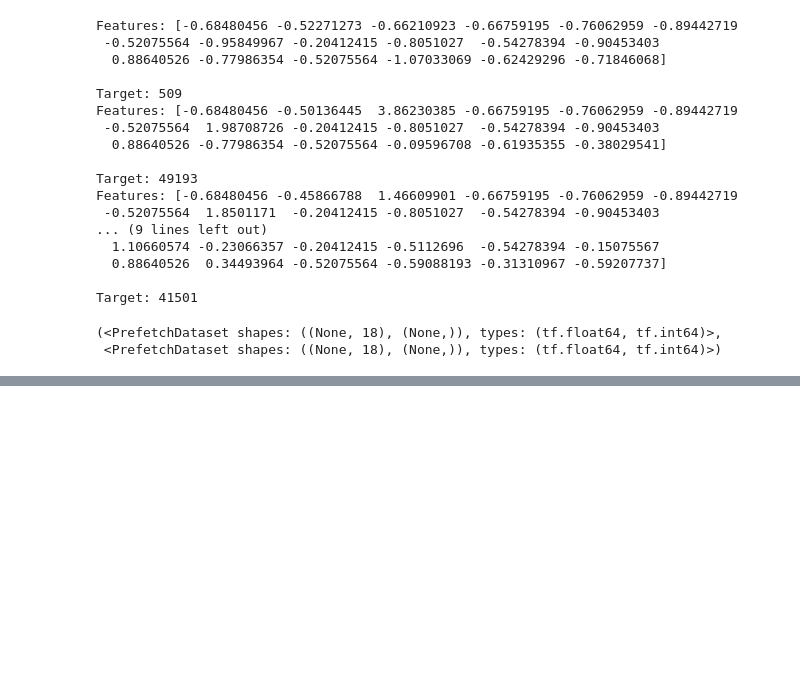
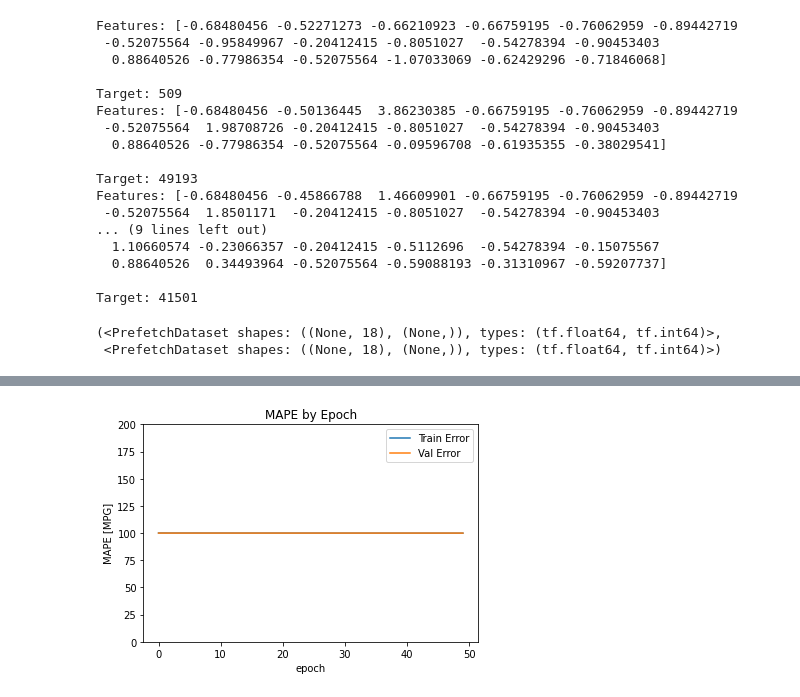
Before and after one commit to BrandonCay/-DSP-performance-prediction, a Jupyter notebook: DSP_performance_prediction.ipynb, the cells around one changed output, grey strips where cells are left out. Cells and saved outputs as stored; diff of their text form; code cells hidden in the pictures; blank space fills up the shorter version.

```diff
--- a/DSP_performance_prediction.ipynb
+++ b/DSP_performance_prediction.ipynb
@@ -127,6 +127,6 @@ print(tf.__version__)
 # %%
 # Our data are stored in GITHUB, goto  https://github.com/bsuwpc/DSP click correct pure normalized data.csv, then click RAW. Copy its link address and paste to URL below, that link address of RAW data is temporary (expired in 5 minutes)
-url='https://raw.githubusercontent.com/bsuwpc/DSP/main/correct%20pure%20normalized%20data.csv?token=AUSTLCPXRIBHKQPEBTBUMNTBRMAQI'
+url='https://raw.githubusercontent.com/bsuwpc/DSP/main/correct%20pure%20normalized%20data.csv?token=AM5VCQ6TH4KGLBPW25VD6RTBFONDK'
 # %%
 import pandas as pd
 data = pd.read_csv(url)
@@ -459,8 +461,8 @@ tf.random.set_seed(0)
 
 # notice input shape accommodates 18 features!
 model = Sequential([
-  Dense(64, activation='relu', input_shape=[18,]),
-  Dense(64, activation='relu'),
+  Dense(10, activation='relu', input_shape=[18,]),
+  Dense(10, activation='relu'),
   Dense(1)
 ])
 # create a model with one input layer, one hidden layer, and on outpur layer. Both input and hidden layers have 64 neuros. Activation using Relu.
@@ -908,6 +488,0 @@ from google.colab import files #for downloading browser
-# %%
-modelMakerObj = ModelMaker()
-model = modelMakerObj.makeNewModel()
-modelTrainerObj = ModelTrainer(model, test_bs, train_bs, 20)
-
-HistoryCollectorObj = HistoryCollectorOfModelCombinations(modelMakerObj, modelTrainerObj)
@@ -999,6 +501,6 @@ for activationFunction in activationFunctionArr:
 # %%
-history = model.fit(train_bs, epochs=2000,
+history = model.fit(train_bs, epochs=50,
                     validation_data=test_bs)
 # epoch ( iteration of training) can start from 50
-# about 10 ms for each epoch, keep watching the loss value (for traqining set) and val_loss value ( for testing set)
+# about 10 ms for each epoch, keep watching the loss value (for training set) and val_loss value ( for testing set)
 # %% [output]
@@ -1029,3 +538,27 @@ hist.tail()
+# %%
+import matplotlib.pyplot as plt
+def plot_history(history, limit1, limit2):
+
+  hist = pd.DataFrame(history.history)
+  hist['epoch'] = history.epoch
+  plt.figure()
+  plt.xlabel('epoch')
+  plt.ylabel('MAPE [MPG]')
+  plt.plot(hist['epoch'], hist['mean_absolute_percentage_error'],    label='Train Error')
+  plt.plot(hist['epoch'], hist['val_mean_absolute_percentage_error'],    label = 'Val Error')
+  plt.ylim([0, limit1])
+  plt.legend()
+  plt.title('MAPE by Epoch')
+  plt.show()
+
+
+# set limits to make plot readable
+mean_absolute_percentage_error_limit, mae_limit = 200,200
+plot_history(history, mean_absolute_percentage_error_limit, mae_limit)
+
+# change limit value can change the scale of vertical axis
+# %% [output]
+[figure, added]
 # %%
 rmse = tf.keras.metrics.RootMeanSquaredError()
 
```
Also changed, not shown: parts of 39 cells of this notebook.
